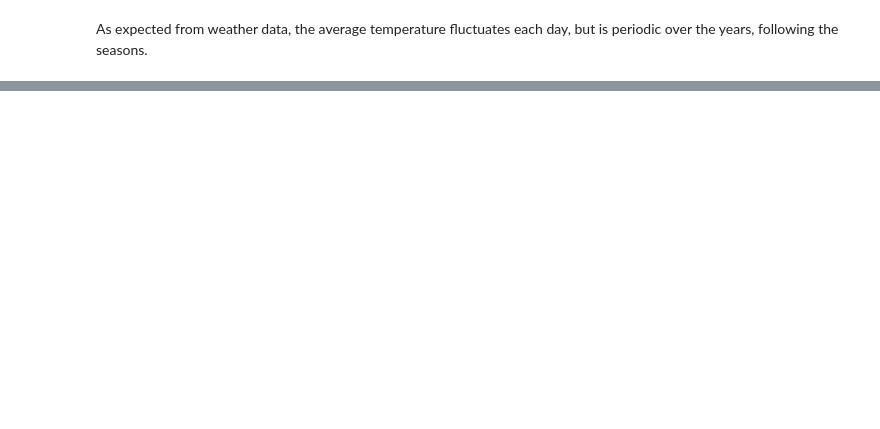
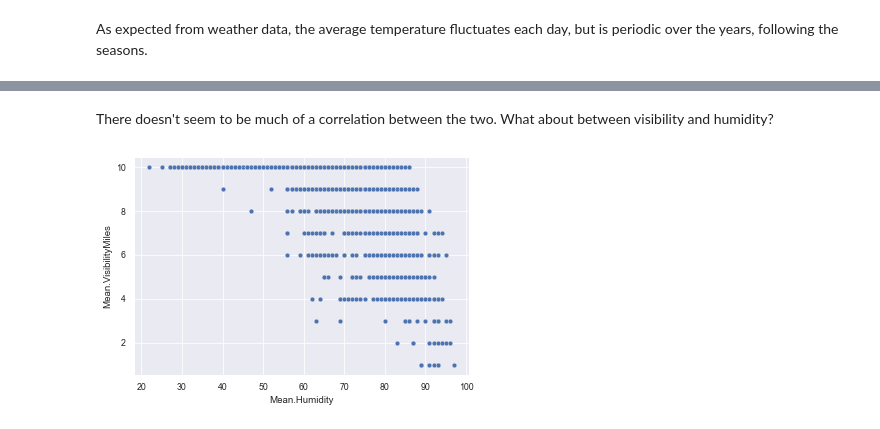
Before and after one commit to jamilnyc/notebooks, a Jupyter notebook: dataframe_visualization.ipynb, the cells around one changed output, grey strips where cells are left out. Saved outputs shown, nothing was run; the diff lists cells and outputs as text; code cells hidden in the pictures; blank space fills up the shorter version.

```diff
--- a/dataframe_visualization.ipynb
+++ b/dataframe_visualization.ipynb
@@ -56,0 +73,6 @@ As expected from weather data, the average temperature fluctuates each day, but
+# %% [markdown]
+There doesn't seem to be much of a correlation between the two. What about between visibility and humidity?
+# %%
+g = sns.scatterplot(x="Mean.Humidity", y="Mean.VisibilityMiles", data=df.tail(2000))
+# %% [output]
+[figure, added]
```
Also changed, not shown: parts of 6 cells of this notebook.
